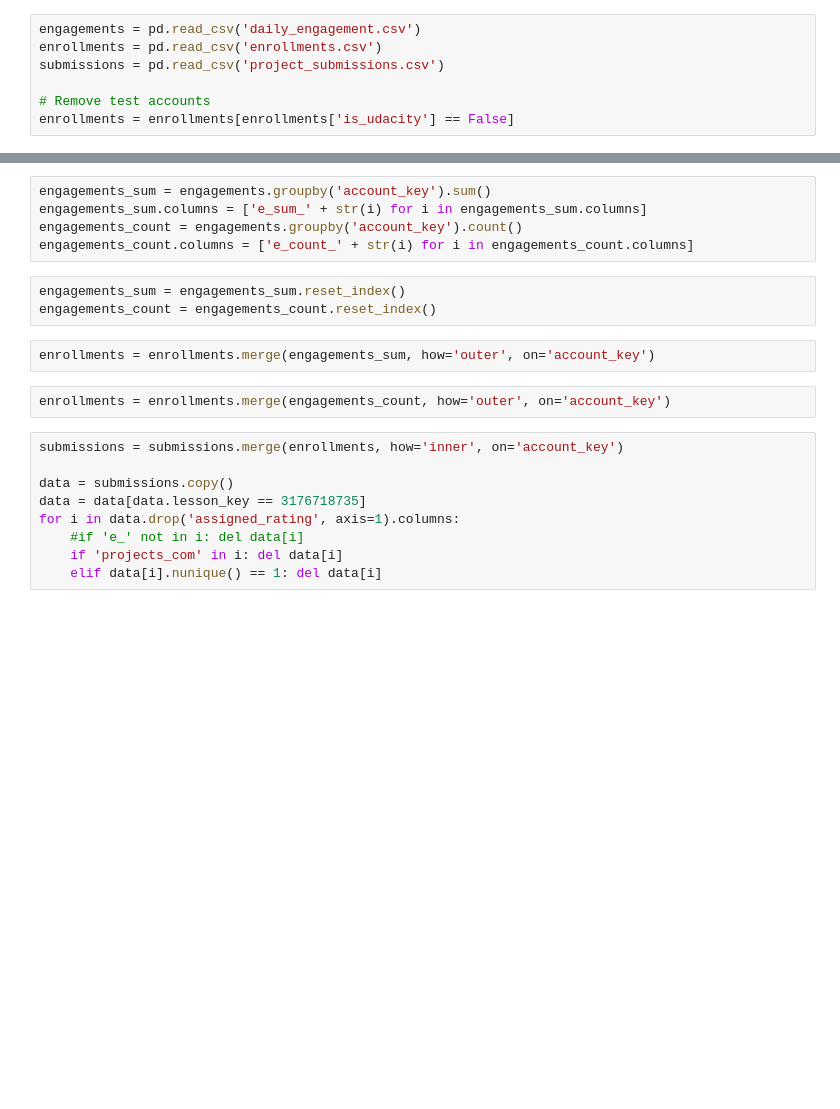
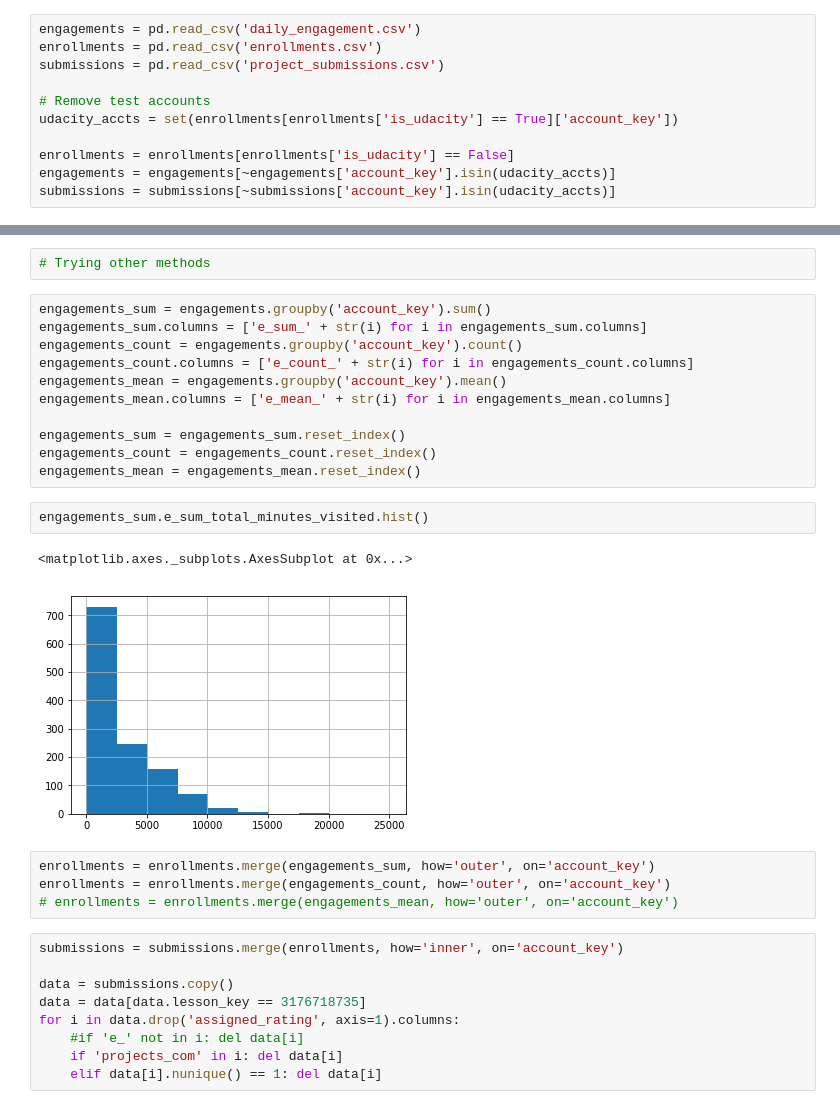
Before and after one commit to snowdj/education-analytics-1, a Jupyter notebook: Student engagement.ipynb, the cells around one changed output, grey strips where cells are left out. Cells and saved outputs as stored; diff of their text form; blank space fills up the shorter version.

```diff
--- a/Student engagement.ipynb
+++ b/Student engagement.ipynb
@@ -7,4 +9,8 @@ enrollments = pd.read_csv('enrollments.csv')
 submissions = pd.read_csv('project_submissions.csv')
 
 # Remove test accounts
+udacity_accts = set(enrollments[enrollments['is_udacity'] == True]['account_key'])
+
 enrollments = enrollments[enrollments['is_udacity'] == False]
+engagements = engagements[~engagements['account_key'].isin(udacity_accts)]
+submissions = submissions[~submissions['account_key'].isin(udacity_accts)]
@@ -11,15 +56,25 @@ enrollments = enrollments[enrollments['is_udacity'] == False]
+# %%
+# Trying other methods
 # %%
 engagements_sum = engagements.groupby('account_key').sum()
 engagements_sum.columns = ['e_sum_' + str(i) for i in engagements_sum.columns]
 engagements_count = engagements.groupby('account_key').count()
 engagements_count.columns = ['e_count_' + str(i) for i in engagements_count.columns]
+engagements_mean = engagements.groupby('account_key').mean()
+engagements_mean.columns = ['e_mean_' + str(i) for i in engagements_mean.columns]
+
+engagements_sum = engagements_sum.reset_index()
+engagements_count = engagements_count.reset_index()
+engagements_mean = engagements_mean.reset_index()
-# %%
-engagements_sum = engagements_sum.reset_index()
-engagements_count = engagements_count.reset_index()
+# %%
+engagements_sum.e_sum_total_minutes_visited.hist()
+# %% [output]
+<matplotlib.axes._subplots.AxesSubplot at 0x...>
+[figure, added]
 # %%
 enrollments = enrollments.merge(engagements_sum, how='outer', on='account_key')
+enrollments = enrollments.merge(engagements_count, how='outer', on='account_key')
+# enrollments = enrollments.merge(engagements_mean, how='outer', on='account_key')
-# %%
-enrollments = enrollments.merge(engagements_count, how='outer', on='account_key')
 # %%
 submissions = submissions.merge(enrollments, how='inner', on='account_key')
 
```
Also changed, not shown: parts of 9 cells of this notebook.
